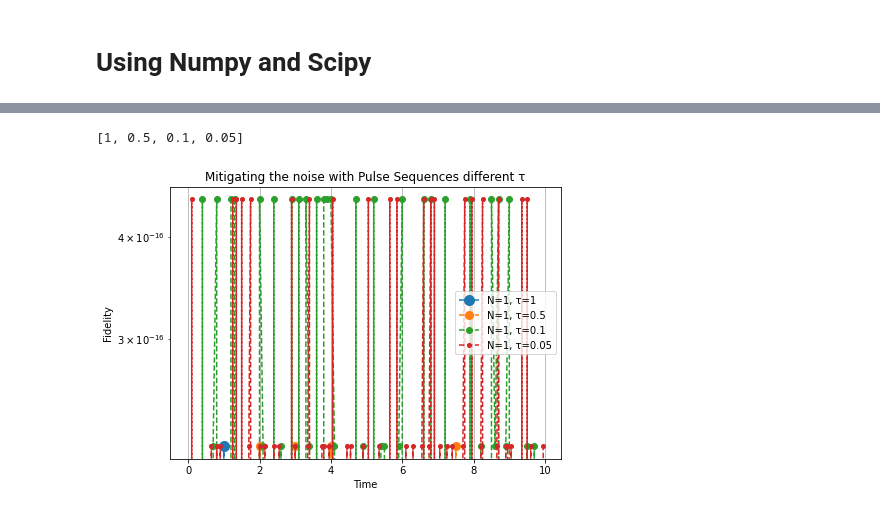
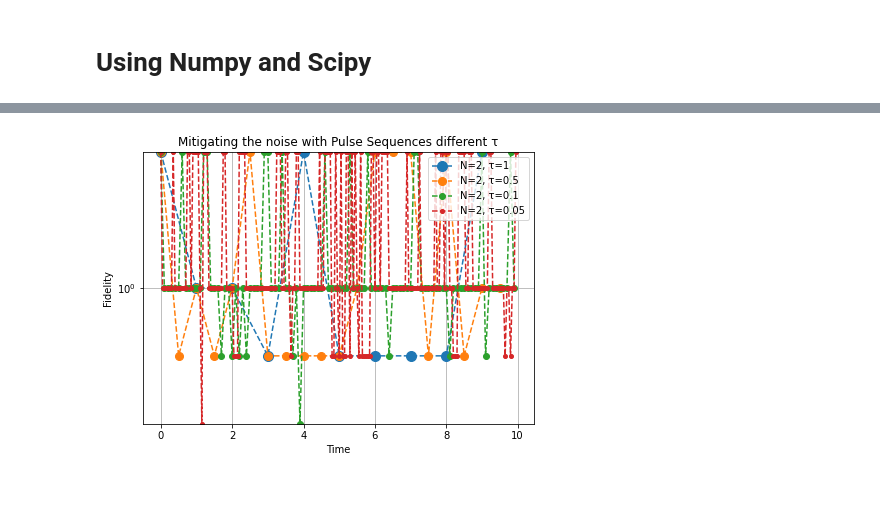
Before and after one commit to JessicaJohnBritto/WalshPulseSeq, a Jupyter notebook: QuTip Assignment-InternshipUGA.ipynb, the cells around one changed output, grey strips where cells are left out. Drawn from its saved outputs; the diff is of its cells as text; code cells hidden in the pictures.

```diff
--- a/QuTip Assignment-InternshipUGA.ipynb
+++ b/QuTip Assignment-InternshipUGA.ipynb
@@ -242,52 +238,51 @@ def TogglingFrameH(params, **kwargs):
         for op in opH:
             for i in range(N):
                 matrx = sparseMatrices(p@op@(np.linalg.inv(p)))
-                Hk += R[i]*tensorOperators(matrx, a = i, b = N-1-i)
+                Hk += tensorOperators(matrx, a = i, b = N-1-i)
         TFH.append(Hk)
         Hk, matrx = np.zeros((2**N,2**N)), np.zeros((2, 2))
     return TFH
 
-TFH = TogglingFrameH(params)
+# TFH = TogglingFrameH(params)
 
 def TimeEvolOpForTFH(params, **kwargs):
     TFH, unitary_timeOp, expTFH, tau, n = kwargs['TFH'], [], np.eye(2**params['N']), params['tau'], params['n']
     for i, hk in enumerate(TFH):
         expTFH = expm(-1j*tau*hk/n) @ expTFH
     t_list = np.arange(0, 10, tau)
     unitary_timeOp = [np.linalg.matrix_power(expTFH, i) for i, t in enumerate(t_list)]
     return unitary_timeOp, t_list
 unitary_timeOp, t_list = TimeEvolOpForTFH(params, TFH = TogglingFrameH(params))
 
-params['N'] = 1
-params['n'] = 4
-params['pulses'] = [I, X, Y, Z]
-params['opH'] = [X, Y, Z]
-params['alpha'] = 5
+params['N'] = 2
+params['n'] = 2
+params['pulses'] = [I, Z]
+params['opH'] = [X, Y]
+params['alpha'] = 1
 n, N, r, op, pulses, psi_nm, R, alpha = initialVals(params)
 
 mss=10
 
-print(params['tau_list'])
+# print(params['tau_list'])
 
 plt.figure(figsize=[7,5])
 for tau in params['tau_list']:
     params['tau'] = tau
     F = []
     uOp, t = TimeEvolOpForTFH(params, TFH = TogglingFrameH(params))
     psi_t = [normalizeWF(u@psi_nm) for i,u in enumerate(uOp)]
-    F = [1-np.power(np.abs(np.vdot(psi_nm, pt)), 2) for pt in psi_t]
+    F = [np.power(np.abs(np.vdot(psi_nm, pt)), 2) for pt in psi_t]
     plt.plot(t, F, "--o", label = f"N={params['N']}, τ={tau}", ms=mss)
     mss -=2
     plt.yscale("log")
     plt.legend()
     plt.xlabel("Time")
     plt.ylabel("Fidelity")
     plt.title("Mitigating the noise with Pulse Sequences different τ")
     plt.grid('on')
 plt.show()
 # %% [output]
-[1, 0.5, 0.1, 0.05]
-[figure, old version]
+[figure, new version]
 # %%
 def H_noise(params, **kwargs):
     N = params['N']
```
Also changed, not shown: parts of 7 cells of this notebook.
